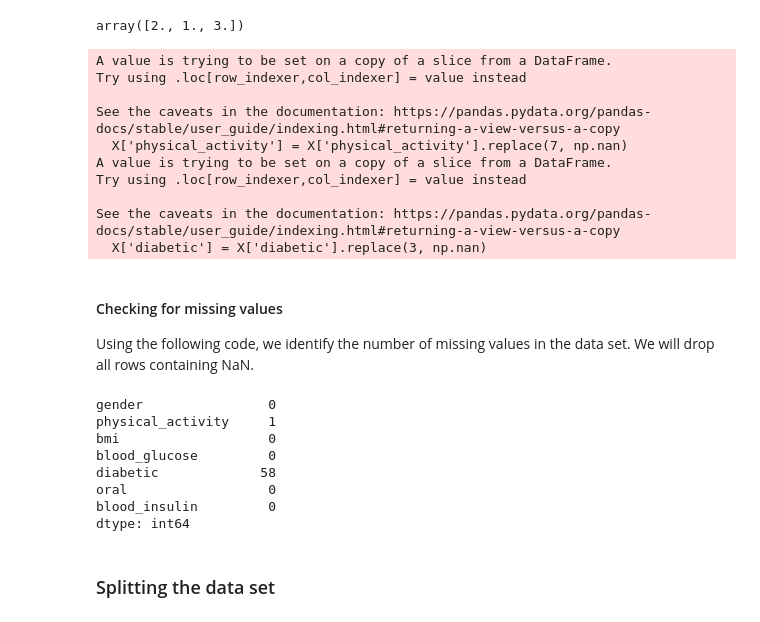
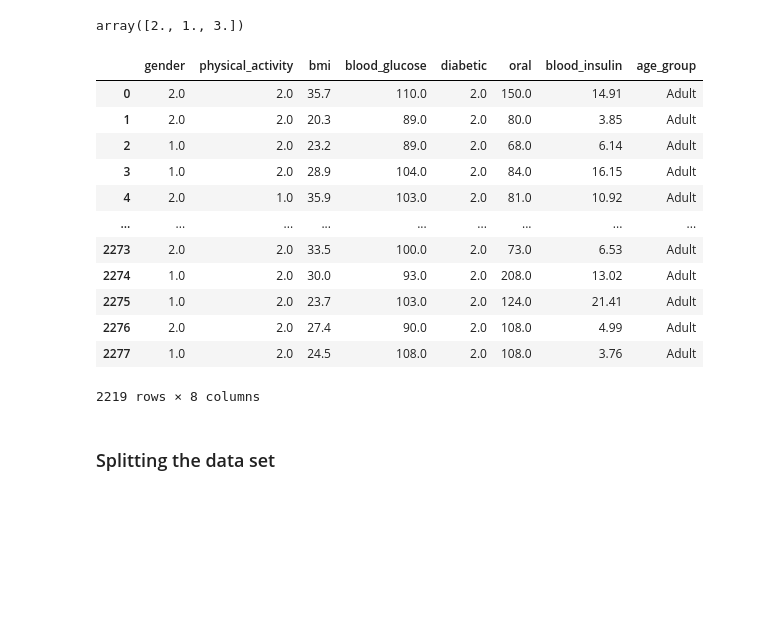
Before and after one commit to UBC-MDS/DSCI522-2425-39-FMJ, a Jupyter notebook: analysis.ipynb, the cells around one changed output. Drawn from its saved outputs; the diff is of its cells as text; code cells hidden in the pictures; blank space fills up the shorter version.

Commit message:
revised data cleaning

```diff
--- a/analysis.ipynb
+++ b/analysis.ipynb
@@ -137,35 +137,24 @@ display(X['diabetic'].unique())
 # %% [output]
 array([2., 1., 7.])
 array([2., 1., 3.])
-# %%
-X['physical_activity'] = X['physical_activity'].replace(7, np.nan)
-X['diabetic'] = X['diabetic'].replace(3, np.nan)
-# %% [output]
-A value is trying to be set on a copy of a slice from a DataFrame.
-Try using .loc[row_indexer,col_indexer] = value instead
-
-See the caveats in the documentation: https://pandas.pydata.org/pandas-docs/stable/user_guide/indexing.html#returning-a-view-versus-a-copy
-  X['physical_activity'] = X['physical_activity'].replace(7, np.nan)
-A value is trying to be set on a copy of a slice from a DataFrame.
-Try using .loc[row_indexer,col_indexer] = value instead
-
-See the caveats in the documentation: https://pandas.pydata.org/pandas-docs/stable/user_guide/indexing.html#returning-a-view-versus-a-copy
-  X['diabetic'] = X['diabetic'].replace(3, np.nan)
-# %% [markdown]
-#### Checking for missing values
-Using the following code, we identify the number of missing values in the data set. We will drop all rows containing NaN.
-# %%
-missing_values = X.isnull().sum()
-missing_values
-# %% [output]
-gender                0
-physical_activity     1
-bmi                   0
-blood_glucose         0
-diabetic             58
-oral                  0
-blood_insulin         0
-dtype: int64
+# %%
+data = pd.concat([X, y], axis = 1)
+data_cleaned = data.query('physical_activity != 7 & diabetic != 3')
+data_cleaned
+# %% [output]
+|  | gender | physical_activity | bmi | blood_glucose | diabetic | oral | blood_insulin | age_group |
+| 0 | 2.0 | 2.0 | 35.7 | 110.0 | 2.0 | 150.0 | 14.91 | Adult |
+| 1 | 2.0 | 2.0 | 20.3 | 89.0 | 2.0 | 80.0 | 3.85 | Adult |
+| 2 | 1.0 | 2.0 | 23.2 | 89.0 | 2.0 | 68.0 | 6.14 | Adult |
+| 3 | 1.0 | 2.0 | 28.9 | 104.0 | 2.0 | 84.0 | 16.15 | Adult |
+| 4 | 2.0 | 1.0 | 35.9 | 103.0 | 2.0 | 81.0 | 10.92 | Adult |
+| ... | ... | ... | ... | ... | ... | ... | ... | ... |
+| 2273 | 2.0 | 2.0 | 33.5 | 100.0 | 2.0 | 73.0 | 6.53 | Adult |
+| 2274 | 1.0 | 2.0 | 30.0 | 93.0 | 2.0 | 208.0 | 13.02 | Adult |
+| 2275 | 1.0 | 2.0 | 23.7 | 103.0 | 2.0 | 124.0 | 21.41 | Adult |
+| 2276 | 2.0 | 2.0 | 27.4 | 90.0 | 2.0 | 108.0 | 4.99 | Adult |
+| 2277 | 1.0 | 2.0 | 24.5 | 108.0 | 2.0 | 108.0 | 3.76 | Adult |
+2219 rows × 8 columns
 # %% [markdown]
 ### Splitting the data set
 # %% [markdown]
```
Also changed, not shown: parts of 3 cells of this notebook.
